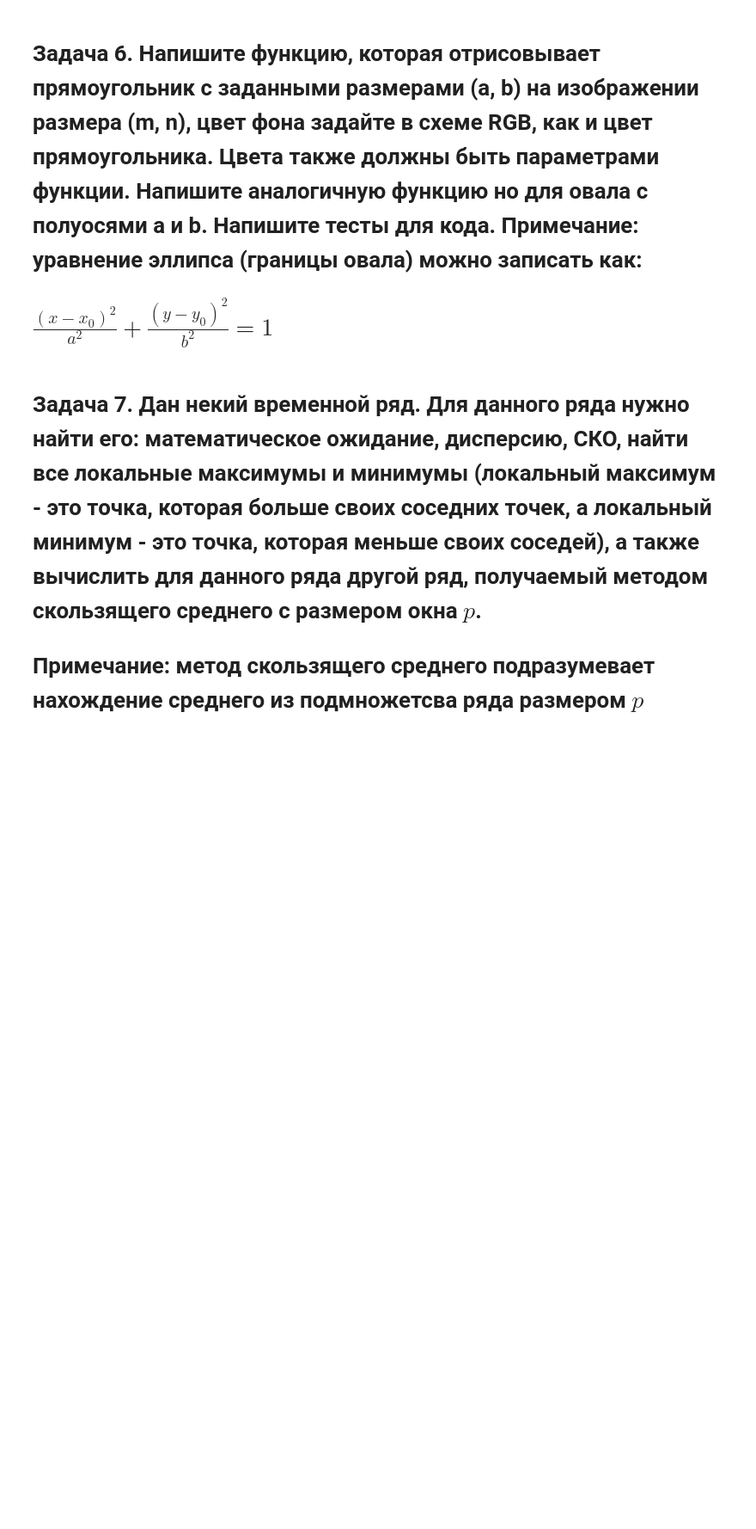
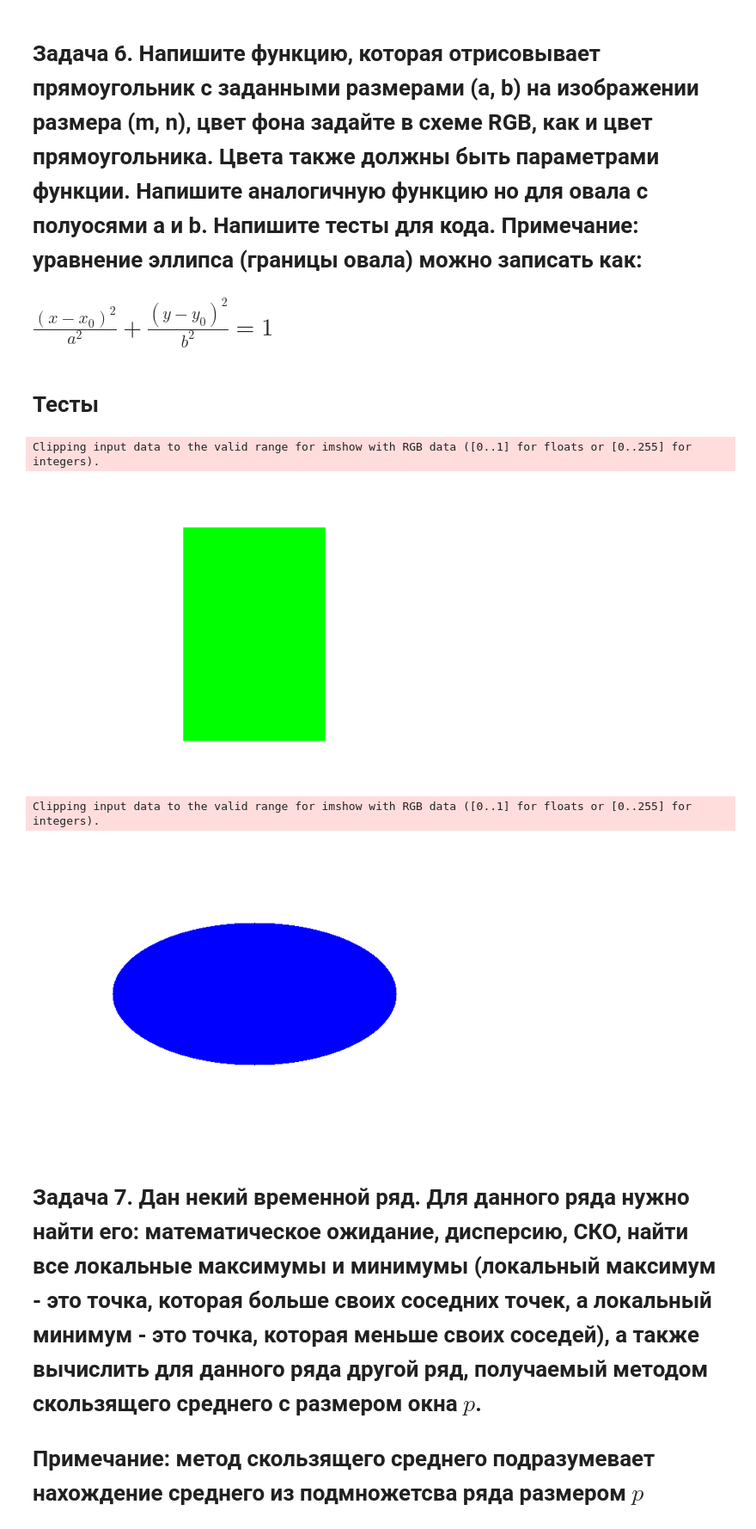
Before and after one commit to Nokvix/Data_Science_Project, a Jupyter notebook: lab1/numpy.ipynb, the cells around one changed output. Shown at 86% size. Cells and saved outputs as stored; diff of their text form; code cells hidden in the pictures; blank space fills up the shorter version.

```diff
--- a/lab1/numpy.ipynb
+++ b/lab1/numpy.ipynb
@@ -259,3 +251,40 @@ def draw_ellipse(a, b, m, n, ellipse_color, background_color):
+# %%
+def draw_rectangle(a, b, m, n, rectangle_color, background_color):
+    image = np.ones((m, n, 3)) * background_color
+
+    x1, y1 = (n - a) // 2, (m - b) // 2
+    x2, y2 = x1 + a, y1 + b
+
+    image[y1:y2, x1:x2] = rectangle_color
+
+    plt.imshow(image)
+    plt.axis('off')
+    plt.show()
+
+def draw_ellipse(a, b, m, n, ellipse_color, background_color):
+    image = np.ones((m, n, 3)) * background_color
+
+    y, x = np.ogrid[:m, :n]
+    ellipse = ((x - n // 2) / a)**2 + ((y - m // 2) / b)**2 <= 1
+    image[ellipse] = ellipse_color
+
+    plt.imshow(image)
+    plt.axis('off')
+    plt.show()
+# %% [markdown]
+# Тесты
+# %%
+background_color = (255, 255, 255)  # Белый
+rectangle_color = (0, 128, 0) # Зеленый
+ellipse_color = (0, 0, 255) # Синий
+
+draw_rectangle(200, 300, 400, 600, rectangle_color, background_color)
+draw_ellipse(200, 100, 400, 600, ellipse_color, background_color)
+# %% [output]
+Clipping input data to the valid range for imshow with RGB data ([0..1] for floats or [0..255] for integers).
+[figure, added]
+Clipping input data to the valid range for imshow with RGB data ([0..1] for floats or [0..255] for integers).
+[figure, added]
 # %% [markdown]
 <h1>Задача 7. Дан некий временной ряд. Для данного ряда нужно найти его: математическое ожидание, дисперсию, СКО, найти все локальные максимумы и минимумы (локальный максимум - это точка, которая больше своих соседних точек, а локальный минимум - это точка, которая меньше своих соседей), а также вычислить для данного ряда другой ряд, получаемый методом скользящего среднего с размером окна $p$.
 <h1>Примечание: метод скользящего среднего подразумевает нахождение среднего из подмножетсва ряда размером $p$
```
Also changed, not shown: parts of 10 cells of this notebook.
